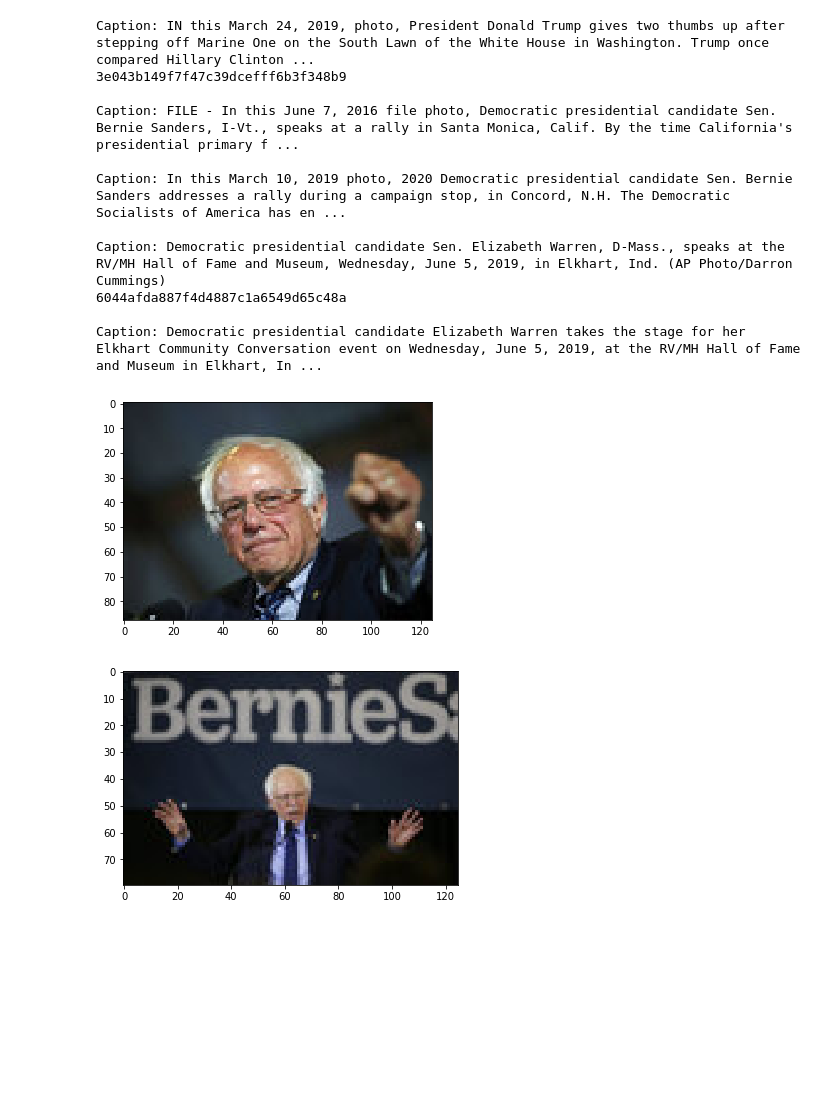
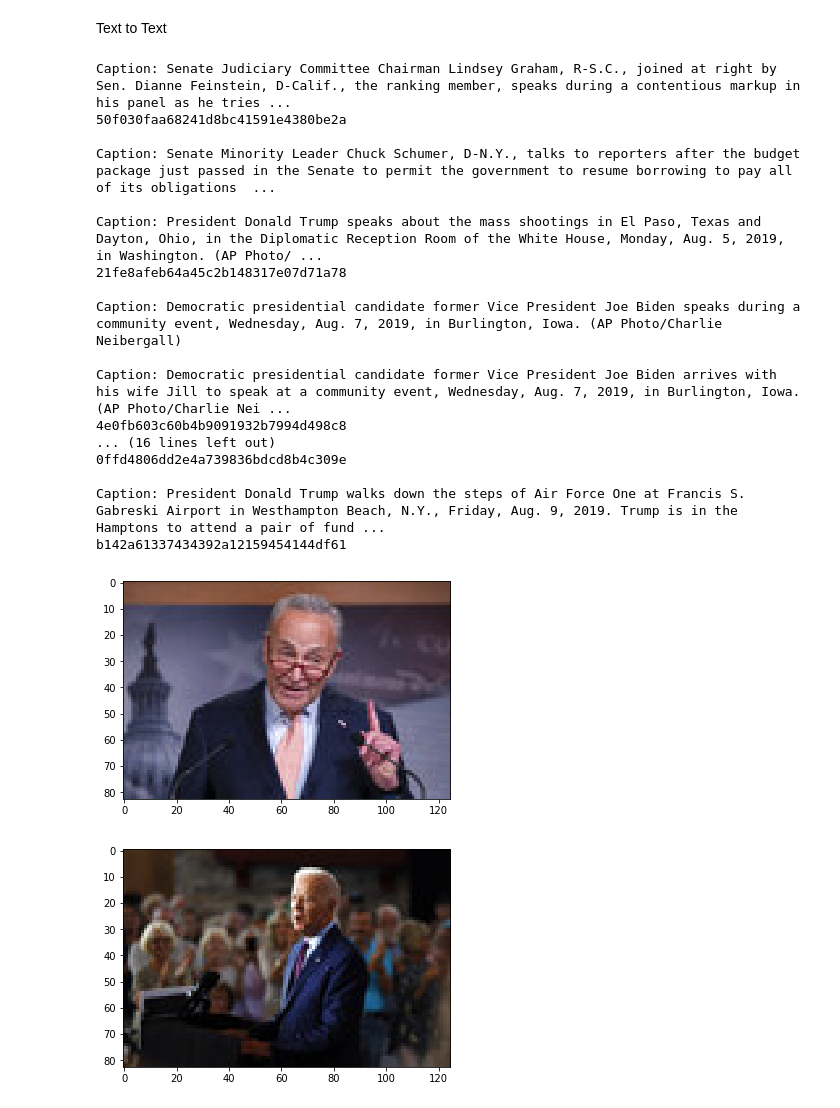
Before and after one commit to phoebewong/AC297r_2019_Associated_Press, a Jupyter notebook: notebooks/knn-model.ipynb, the cells around one changed output. Cells and saved outputs as stored; diff of their text form; code cells hidden in the pictures; blank space fills up the shorter version.

Commit message:
incorporated tagging api into knn model, added text to image version

```diff
--- a/notebooks/knn-model.ipynb
+++ b/notebooks/knn-model.ipynb
@@ -39,6 +105,6 @@ def train_test(train):
 # %%
-# KNN model
-class KNN():
+# Text to Text KNN model
+class Text_to_Text_KNN():
     # @param k: number of neighbors to return
     def __init__(self, k, article_to_image):
         self.k = k
@@ -55,7 +121,6 @@ class KNN():
 
     # @param sim: function to return similarity score
     # @param test: article to predict in form (id, tags)
-    # TODO: implement sep functions for text train and image train
     def predict(self, test_tags):
         ranks = {}
         train = self.train.copy()
@@ -64,7 +129,7 @@ class KNN():
         # go through ids
         for ind in range(len(train_ids)):
             train_id, train_tags = train_ids[ind], train_tags_all[ind]
-            s = self.baseline_score(train_tags, test_tags)
+            s = self.baseline_score(test_tags, train_tags)
             if len(ranks) < self.k:
                 ranks[len(ranks)] = (train_id, s)
             elif s > min(ranks.values(), key=lambda x:x[1])[1]:
@@ -101,7 +205,9 @@ tag_ref = {'ap_category':'category_code',
           }
 
 article_feat_csvs = ['article_person.csv','article_org.csv','article_place.csv','article_subject.csv']
+image_feat_csvs = ['image_person.csv','image_org.csv','image_place.csv','image_subject.csv']
 train = pd.Series([])
+image_train = pd.Series([])
 for csv_file in tqdm_notebook(os.listdir(datadir)):
     if csv_file in article_feat_csvs:
         df = pd.read_csv(datadir+csv_file)
@@ -112,6 +218,15 @@ for csv_file in tqdm_notebook(os.listdir(datadir)):
         else:
             g = g.apply(lambda x: list(x.astype(str).str.lower()))
             train = train.combine(g, lambda x1, x2: list(set(x1+x2)), fill_value=[])
+    if csv_file in image_feat_csvs:
+        df = pd.read_csv(datadir+csv_file)
+        feat = csv_file[6:-4]
+        g = df.groupby("id")[tag_ref[feat]]
+        if image_train.empty:
+            image_train = g.apply(lambda x: list(x.astype(str).str.lower()))
+        else:
+            g = g.apply(lambda x: list(x.astype(str).str.lower()))
+            image_train = image_train.combine(g, lambda x1, x2: list(set(x1+x2)), fill_value=[])
 # %% [output]
 [interactive output not drawn]
 # %%
@@ -136,21 +258,29 @@ Caption: In this March 3, 2019, photo, Sen. Bernie Sanders, I-Vt., smiles as he
+# %% [markdown]
+Text to Text
 # %%
 # model output
 
-model = KNN(3, article_images)
+model = Text_to_Text_KNN(3, article_images)
 model.fit(train_data)
 train_ids, preds = model.predict(test_tags)
 show_images(preds.keys(), image_to_caption)
 # %% [output]
-Caption: IN this March 24, 2019, photo, President Donald Trump gives two thumbs up after stepping off Marine One on the South Lawn of the White House in Washington. Trump once compared Hillary Clinton ...
-3e043b149f7f47c39dcefff6b3f348b9
+Caption: Senate Judiciary Committee Chairman Lindsey Graham, R-S.C., joined at right by Sen. Dianne Feinstein, D-Calif., the ranking member, speaks during a contentious markup in his panel as he tries ...
+50f030faa68241d8bc41591e4380be2a
 
-Caption: FILE - In this June 7, 2016 file photo, Democratic presidential candidate Sen. Bernie Sanders, I-Vt., speaks at a rally in Santa Monica, Calif. By the time California's presidential primary f ...
+Caption: Senate Minority Leader Chuck Schumer, D-N.Y., talks to reporters after the budget package just passed in the Senate to permit the government to resume borrowing to pay all of its obligations  ...
 
-Caption: In this March 10, 2019 photo, 2020 Democratic presidential candidate Sen. Bernie Sanders addresses a rally during a campaign stop, in Concord, N.H. The Democratic Socialists of America has en ...
+Caption: President Donald Trump speaks about the mass shootings in El Paso, Texas and Dayton, Ohio, in the Diplomatic Reception Room of the White House, Monday, Aug. 5, 2019, in Washington. (AP Photo/ ...
+21fe8afeb64a45c2b148317e07d71a78
 
-Caption: Democratic presidential candidate Sen. Elizabeth Warren, D-Mass., speaks at the RV/MH Hall of Fame and Museum, Wednesday, June 5, 2019, in Elkhart, Ind. (AP Photo/Darron Cummings)
-6044afda887f4d4887c1a6549d65c48a
+Caption: Democratic presidential candidate former Vice President Joe Biden speaks during a community event, Wednesday, Aug. 7, 2019, in Burlington, Iowa. (AP Photo/Charlie Neibergall)
 
-Caption: Democratic presidential candidate Elizabeth Warren takes the stage for her Elkhart Community Conversation event on Wednesday, June 5, 2019, at the RV/MH Hall of Fame and Museum in Elkhart, In ...
+Caption: Democratic presidential candidate former Vice President Joe Biden arrives with his wife Jill to speak at a community event, Wednesday, Aug. 7, 2019, in Burlington, Iowa. (AP Photo/Charlie Nei ...
+4e0fb603c60b4b9091932b7994d498c8
+... (16 lines left out)
+0ffd4806dd2e4a739836bdcd8b4c309e
+
+Caption: President Donald Trump walks down the steps of Air Force One at Francis S. Gabreski Airport in Westhampton Beach, N.Y., Friday, Aug. 9, 2019. Trump is in the Hamptons to attend a pair of fund ...
+b142a61337434392a12159454144df61
-[figure, old version]
+[figure, new version]
-[figure, old version]
+[figure, new version]
```
Also changed, not shown: parts of 21 cells of this notebook.
